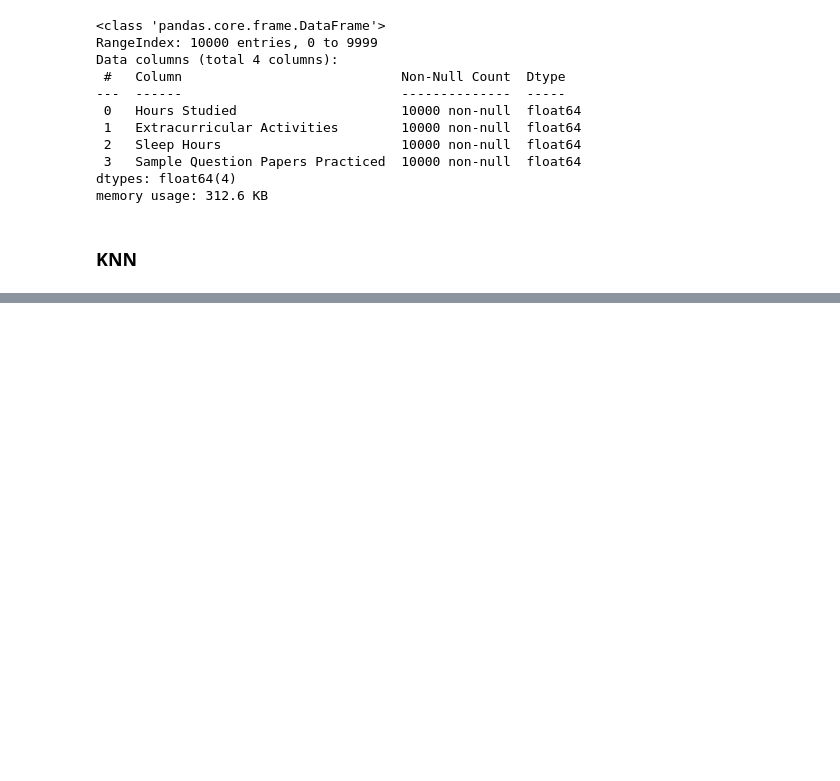
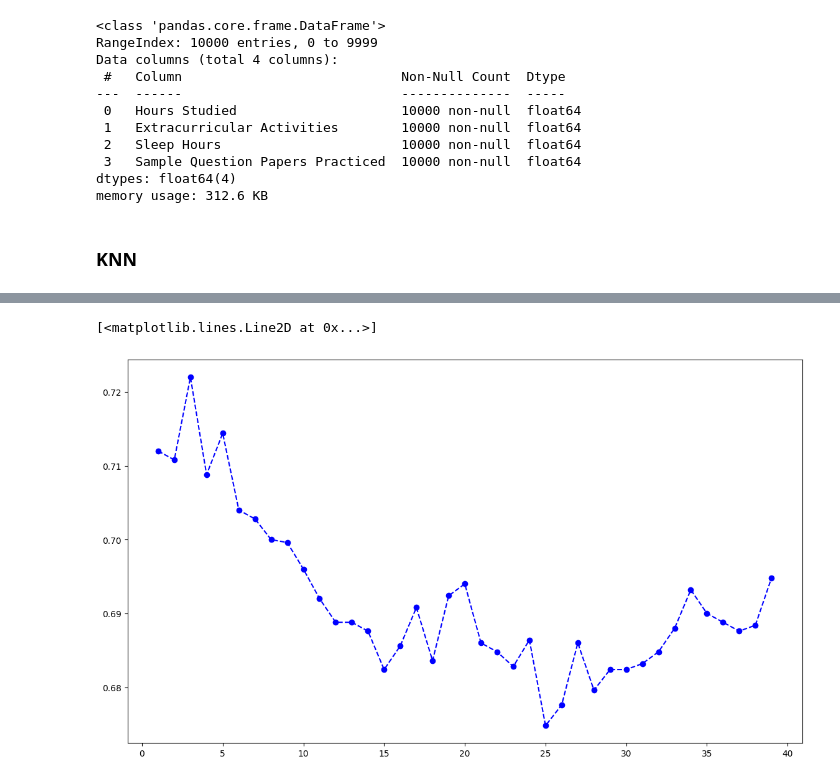
Before and after one commit to ICEI-PUC-Minas-PPL-CDIA/ppl-cd-pcd-sist-int-2024-1-sleepresearch-2024-1, a Jupyter notebook: src/modelo1.ipynb, the cells around one changed output, grey strips where cells are left out. Saved outputs shown, nothing was run; the diff lists cells and outputs as text; code cells hidden in the pictures; blank space fills up the shorter version.

```diff
--- a/src/modelo1.ipynb
+++ b/src/modelo1.ipynb
@@ -388,0 +436,2 @@ weighted avg       0.30      0.31      0.30      3000
+# %%
+df3_param.insert(3,'Extracurricular Activities', semConv['Extracurricular Activities'])
@@ -388,0 +456,6 @@ weighted avg       0.30      0.31      0.30      3000
+# %%
+X3_train, X3_test, y3_train, y3_test = train_test_split(df3_param, semConv['Performance Index'], test_size=0.25)
+# %%
+knn3 = KNeighborsClassifier(n_neighbors=1)
+knn3.fit(X3_train, y3_train)
+pred3 = knn3.predict(X3_test)
@@ -388,0 +497,14 @@ weighted avg       0.30      0.31      0.30      3000
+# %%
+error_rate3 = []
+
+for i in range(1,40):
+    knn3 = KNeighborsClassifier(n_neighbors=i)
+    knn3.fit(X3_train, y3_train)
+    pred3 = knn3.predict(X3_test)
+    error_rate3.append(np.mean(pred3!=y3_test))
+# %%
+plt.figure(figsize=(14,8))
+plt.plot(range(1,40), error_rate3, color='blue', linestyle='dashed', marker='o')
+# %% [output]
+[<matplotlib.lines.Line2D at 0x...>]
+[figure, added]
```
Also changed, not shown: parts of 27 cells of this notebook, 7 other files.
